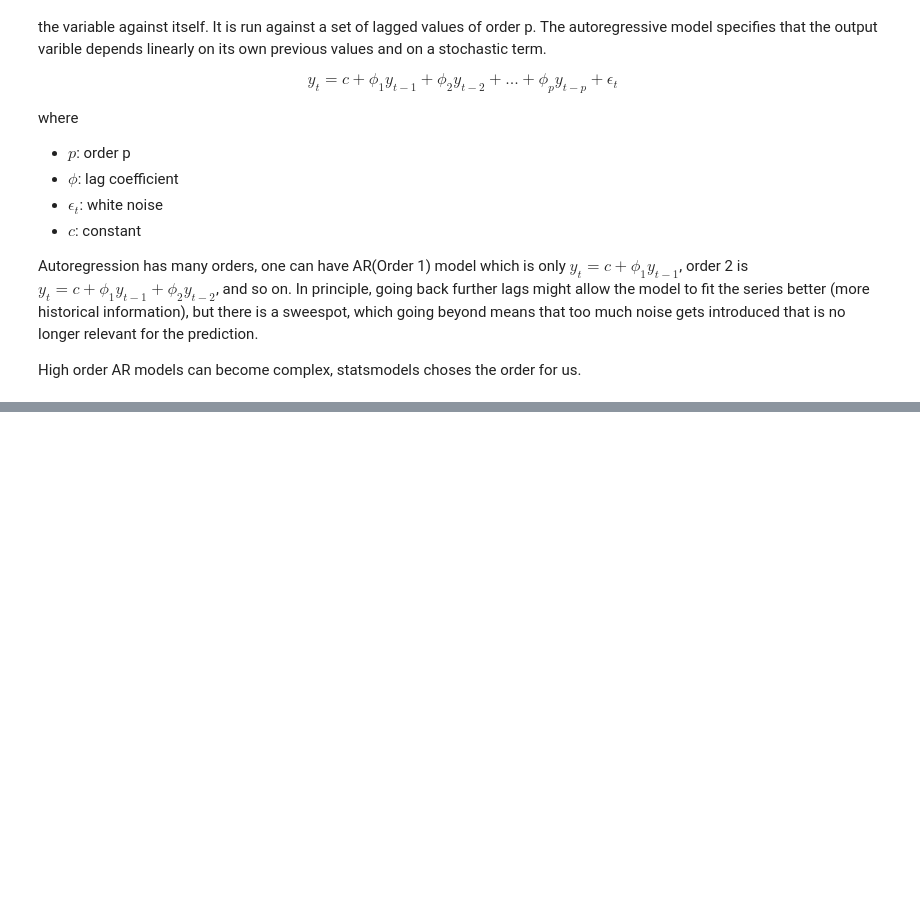
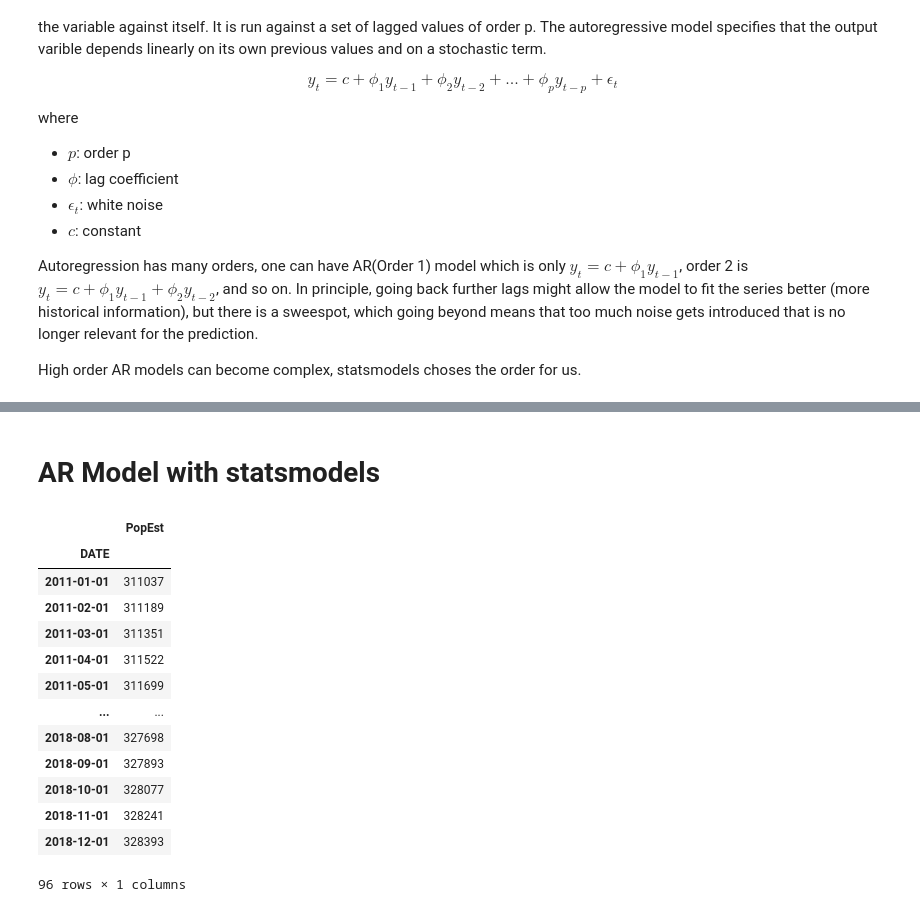
Before and after one commit to kromerh/coincaster, a Jupyter notebook: 04.Analysis/05 Forecasting - ARIMA.ipynb, the cells around one changed output, grey strips where cells are left out. Drawn from its saved outputs; the diff is of its cells as text; code cells hidden in the pictures; blank space fills up the shorter version.

```diff
--- a/04.Analysis/05 Forecasting - ARIMA.ipynb
+++ b/04.Analysis/05 Forecasting - ARIMA.ipynb
@@ -72,7 +72,7 @@ set_matplotlib_formats('svg')
 from statsmodels.tsa.holtwinters import ExponentialSmoothing
 from sklearn.metrics import mean_squared_error, mean_absolute_error
 
-folder = f'../02.Prepared_data/2021-04-11/'
+folder = f'../02.Prepared_data/2021-04-18/'
 
 def load_coins(folder):
 #     folder = f'../02.Prepared_data/2021-04-05/'
@@ -121,6 +121,9 @@ BTC.head()
 
 path = '../01.Original_data/time_series_course_Data/'
 data_passengers = pd.read_csv(f"{path}airline_passengers.csv", parse_dates=True, index_col=0)
+data_uspop = pd.read_csv(f"{path}uspopulation.csv", parse_dates=True, index_col='DATE')
 data_births = pd.read_csv(f"{path}daily_female_births.csv", parse_dates=True, index_col=0)
 # %% [output]
 [drawing not drawn]
+# %% [markdown]
+# AR Model with statsmodels
@@ -126,0 +132,18 @@ data_births = pd.read_csv(f"{path}daily_female_births.csv", parse_dates=True, in
+# %%
+data_uspop.index.freq = 'MS' # month start
+data_uspop
+# %% [output]
+|  | PopEst |
+| DATE |  |
+| 2011-01-01 | 311037 |
+| 2011-02-01 | 311189 |
+| 2011-03-01 | 311351 |
+| 2011-04-01 | 311522 |
+| 2011-05-01 | 311699 |
+| ... | ... |
+| 2018-08-01 | 327698 |
+| 2018-09-01 | 327893 |
+| 2018-10-01 | 328077 |
+| 2018-11-01 | 328241 |
+| 2018-12-01 | 328393 |
+96 rows × 1 columns
```
Also changed, not shown: parts of 37 cells of this notebook, 1 other file.
